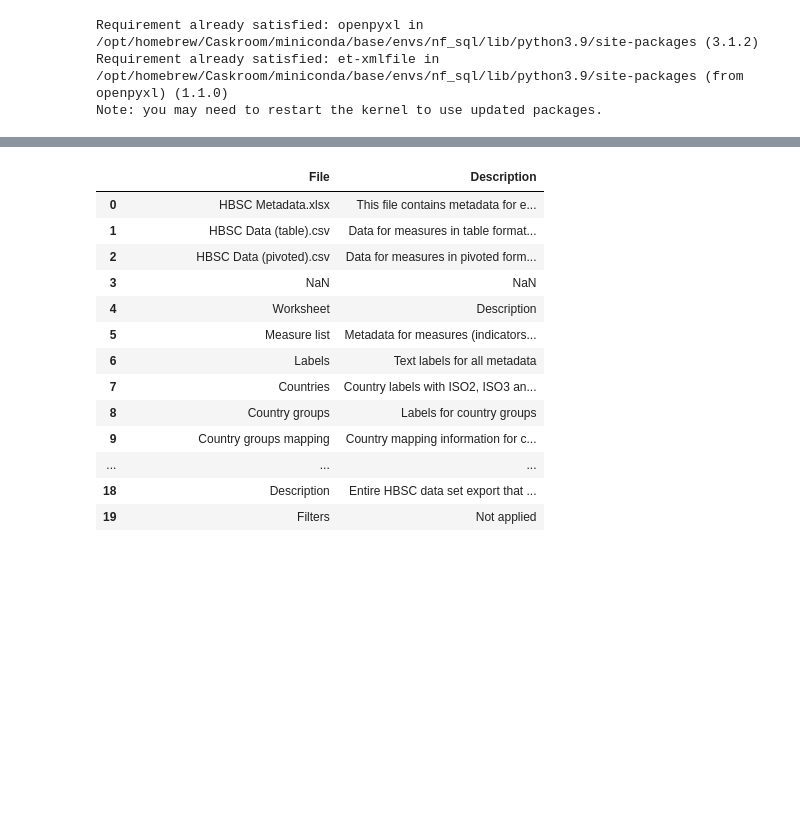
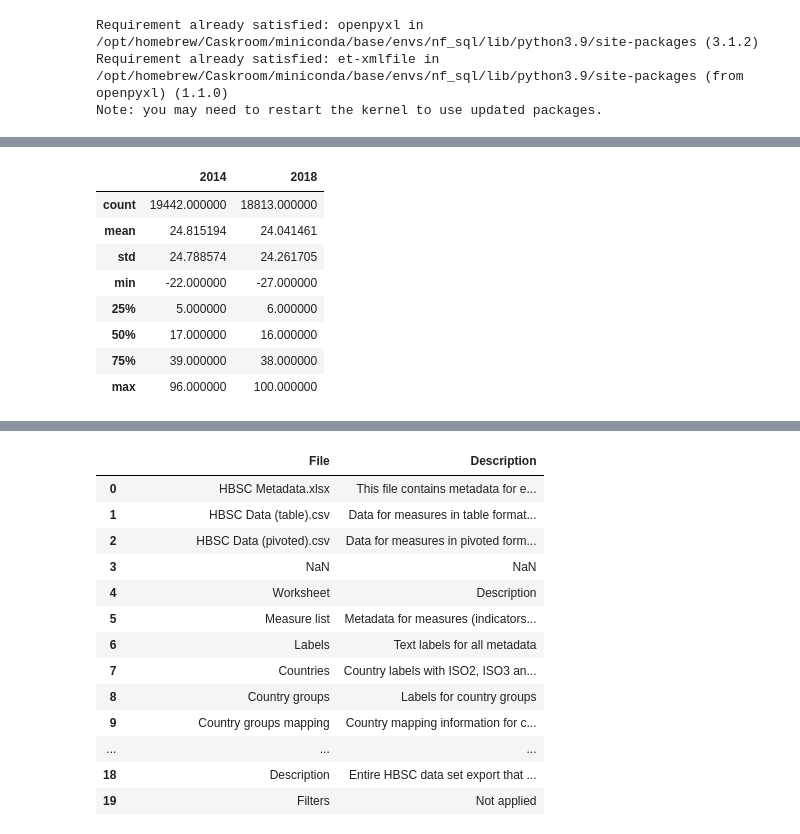
Before and after one commit to EduHealth-Insights/Edu-health-demographics, a Jupyter notebook: data_susanne.ipynb, the cells around one changed output, grey strips where cells are left out. Saved outputs shown, nothing was run; the diff lists cells and outputs as text; code cells hidden in the pictures; blank space fills up the shorter version.

```diff
--- a/data_susanne.ipynb
+++ b/data_susanne.ipynb
@@ -17,6 +17,18 @@ hbsc.head()
 | 2 | HBSC_1 | 11YO | FEMALE | NOTSIGNIF | NaN | NaN | NaN | ... |
 | 3 | HBSC_1 | 11YO | FEMALE | NOTSIGNIF | NaN | NaN | NaN | ... |
 | 4 | HBSC_1 | 11YO | FEMALE | NOTSIGNIF | NaN | NaN | NaN | ... |
+# %%
+hbsc.describe()
+# %% [output]
+|  | 2014 | 2018 |
+| count | 19442.000000 | 18813.000000 |
+| mean | 24.815194 | 24.041461 |
+| std | 24.788574 | 24.261705 |
+| min | -22.000000 | -27.000000 |
+| 25% | 5.000000 | 6.000000 |
+| 50% | 17.000000 | 16.000000 |
+| 75% | 39.000000 | 38.000000 |
+| max | 96.000000 | 100.000000 |
 # %%
 hbsc_table = pd.read_csv('../Edu-health-demographics/data/HBSC Data (table).csv')
 # %%
```
Also changed, not shown: parts of 17 cells of this notebook.
